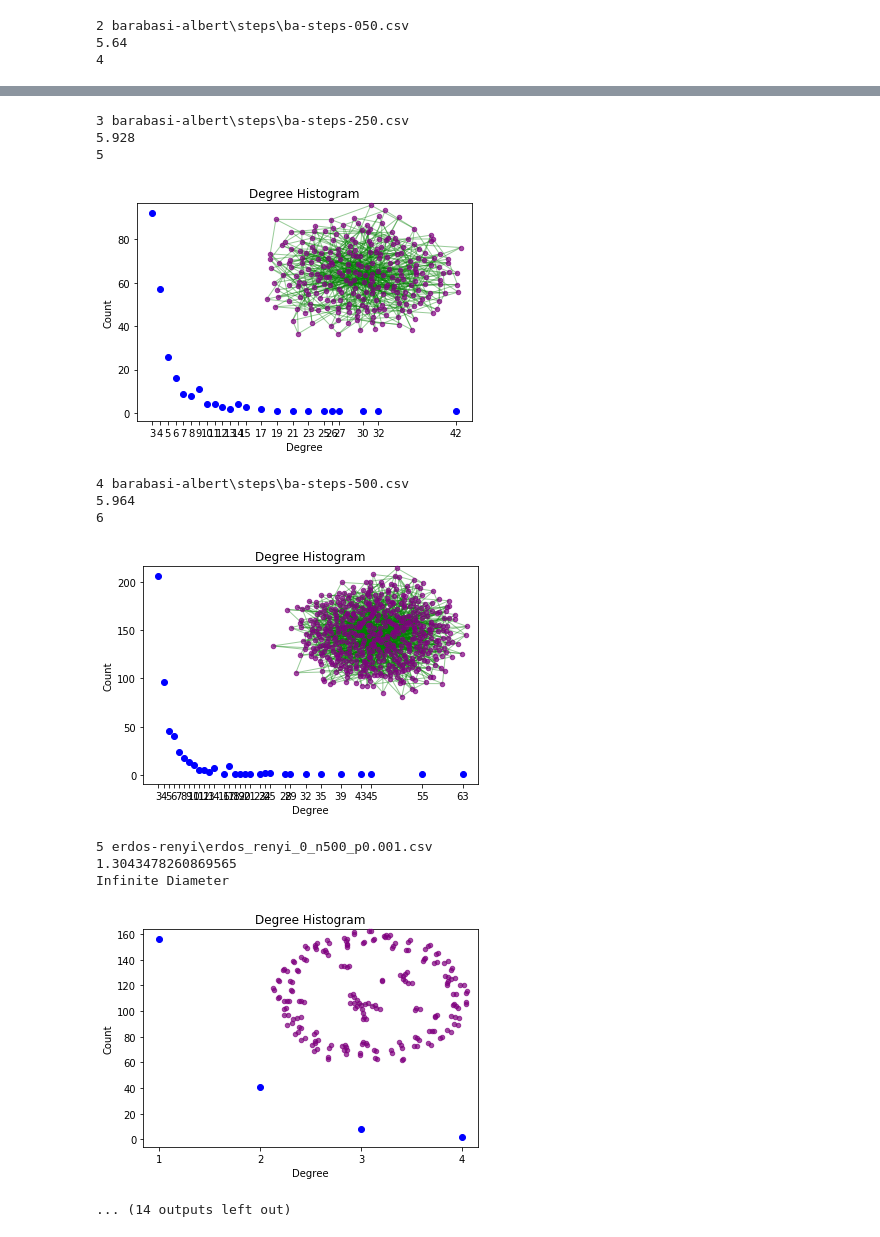
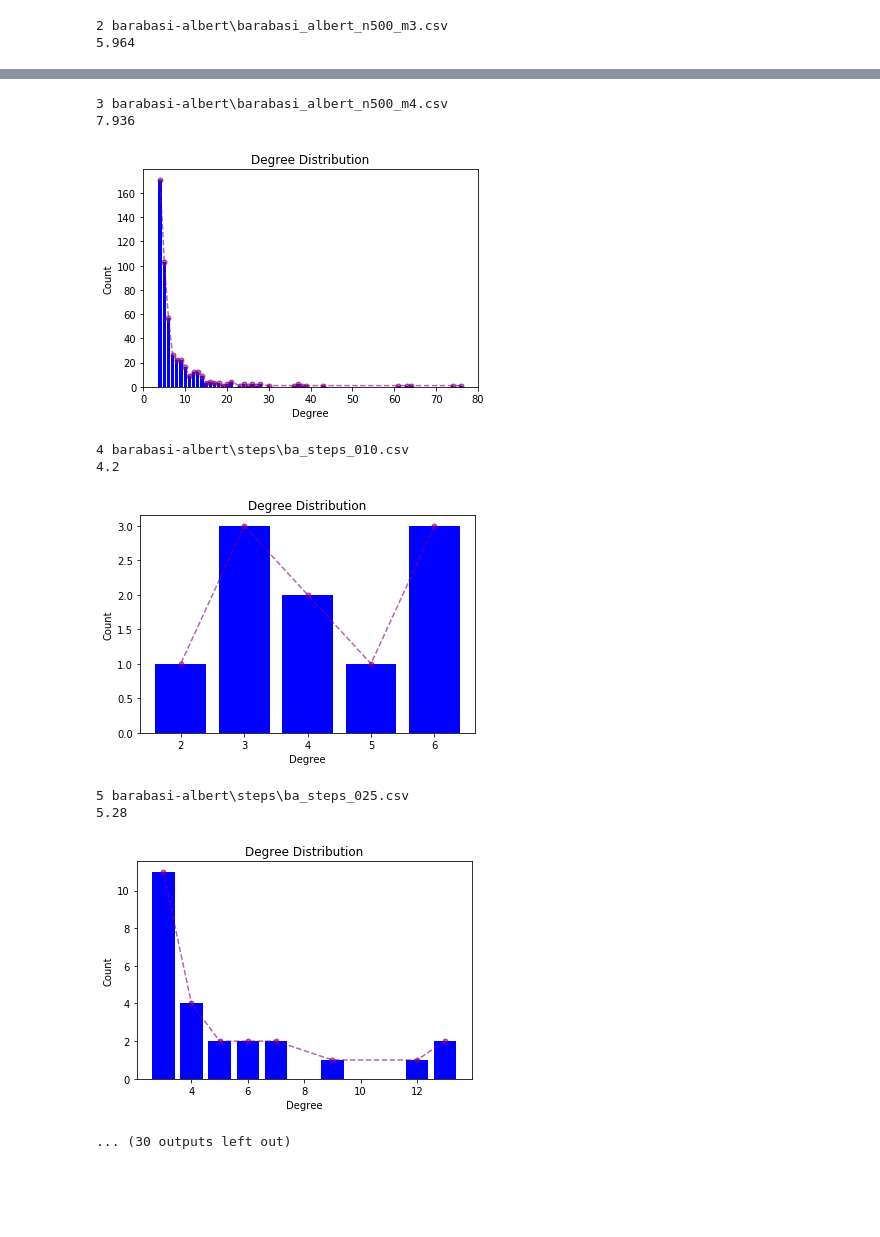
Before and after one commit to GuillermoOvejeroSanchez/Social-Network-Analysis, a Jupyter notebook: P2/p2.ipynb, the cells around one changed output, grey strips where cells are left out. Saved outputs shown, nothing was run; the diff lists cells and outputs as text; code cells hidden in the pictures; blank space fills up the shorter version.

```diff
--- a/P2/p2.ipynb
+++ b/P2/p2.ipynb
@@ -99,6 +111,6 @@ All graphs appended
 # %%
 #barabasi albert steps
-for i in range(8,18):
+for i in range(8,15):
     print(files[i])
-    draw_graph_node_size(g_list[i],10,10)
+    #draw_graph_node_size(g_list[i],10,10)
 # %% [output]
@@ -124,7 +129,11 @@ supercritica p = 0.3
 critica p = 0.2
 subcritica p = 0.1
 '''
-for i in range(57,61):
-    print(files[i])
-    draw_graph_node_size(g_list[i],15,15)
+util_graphs = [31,51,41,71]
+index = 31
+for k,v in er_dict.items():
+    if index in util_graphs:
+        print(k)
+        draw_graph_node_size(v,15,15)
+    index=index+1
 # %% [output]
@@ -141,43 +152,43 @@ import matplotlib.pyplot as plt
 import networkx as nx
 import collections
 import numpy as np
+from scipy.special import factorial
+
 
 #list of utils networks to analyze
 #0, 4, 14, 22, 26, 31, 32, 42, 52, 62, 63, 64, 65, 76
-networks = [4, 14, 22, 26, 31, 32, 42, 52, 62, 63, 64, 65, 76, 0]
+networks = [0,2,4,6,9,11,12,14,16,18,20,21,22,24,26,28,30,31,41,51,71]
 new_g_list = []
 new_files = []
+avg = []
 
-for i in range(len(networks)-1):
+for i in range(len(networks)):
     new_g_list.append(g_list[networks[i]])
     new_files.append(files[networks[i]])
+
 
 for i,g in enumerate(new_g_list):
     print(i,new_files[i][9:])
     degree_sequence = sorted([d for n, d in g.degree()], reverse=True)  # degree sequence
     print(np.mean(degree_sequence))
-    try:
-        print(nx.diameter(g))
-    except:
-        print("Infinite Diameter")
     degreeCount = collections.Counter(degree_sequence)
     deg, cnt = zip(*degreeCount.items())
     fig, ax = plt.subplots()
-    #plt.bar(deg, cnt, width=0.80, color='b')
-    plt.scatter(deg, cnt, color='b')
+    plt.bar(deg, cnt, width=0.80, color='b')
+    plt.plot(deg, cnt, marker='o',linestyle='dashed', color='purple',markersize=5, alpha=0.6)
 
-    plt.title("Degree Histogram")
+    plt.title("Degree Distribution")
     plt.ylabel("Count")
     plt.xlabel("Degree")
-    ax.set_xticks([d for d in deg])
-    ax.set_xticklabels(deg)
-    if True:
+    #ax.set_xticks([d for d in deg])
+    #ax.set_xticklabels(deg)
+    if False:
         # draw graph in inset
         plt.axes([0.4, 0.4, 0.5, 0.5])
         Gcc = g.subgraph(sorted(nx.connected_components(g), key=len, reverse=True)[0])
         pos = nx.spring_layout(g)
         plt.axis('off')
-        nx.draw_networkx_nodes(g, pos, node_size=20, node_color='purple', alpha=0.7)
+        nx.draw_networkx_nodes(g, pos, node_size=20, node_color='purple', alpha=0.5)
         nx.draw_networkx_edges(g, pos, alpha=0.4, edge_color='green')
 
     plt.show()
@@ -193,3 +202,2 @@ for i,g in enumerate(new_g_list):
-2 barabasi-albert\steps\ba-steps-050.csv
-5.64
-4
+2 barabasi-albert\barabasi_albert_n500_m3.csv
+5.964
@@ -197,13 +205,10 @@ for i,g in enumerate(new_g_list):
-3 barabasi-albert\steps\ba-steps-250.csv
-5.928
-5
+3 barabasi-albert\barabasi_albert_n500_m4.csv
+7.936
-[figure, old version]
+[figure, new version]
-4 barabasi-albert\steps\ba-steps-500.csv
-5.964
-6
+4 barabasi-albert\steps\ba_steps_010.csv
+4.2
-[figure, old version]
+[figure, new version]
-5 erdos-renyi\erdos_renyi_0_n500_p0.001.csv
-1.3043478260869565
-Infinite Diameter
+5 barabasi-albert\steps\ba_steps_025.csv
+5.28
-[figure, old version]
+[figure, new version]
-... (14 outputs left out)
+... (30 outputs left out)
```
Also changed, not shown: parts of 11 cells of this notebook, 52 other files.
